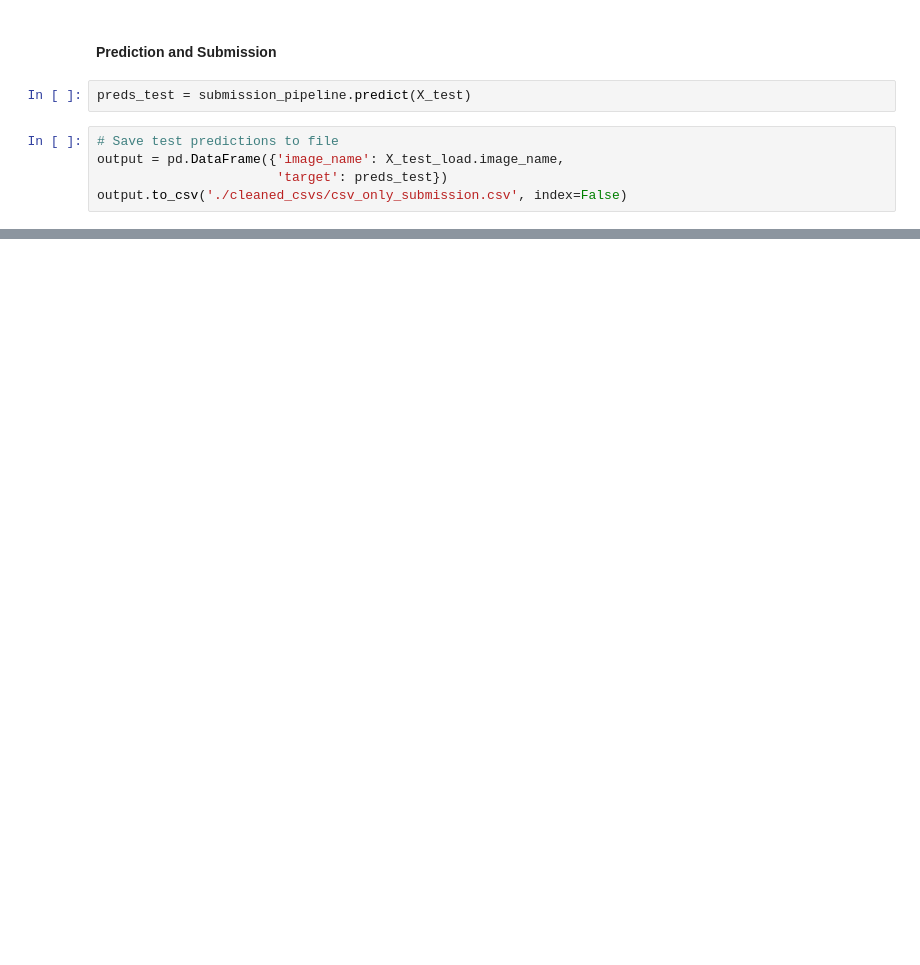
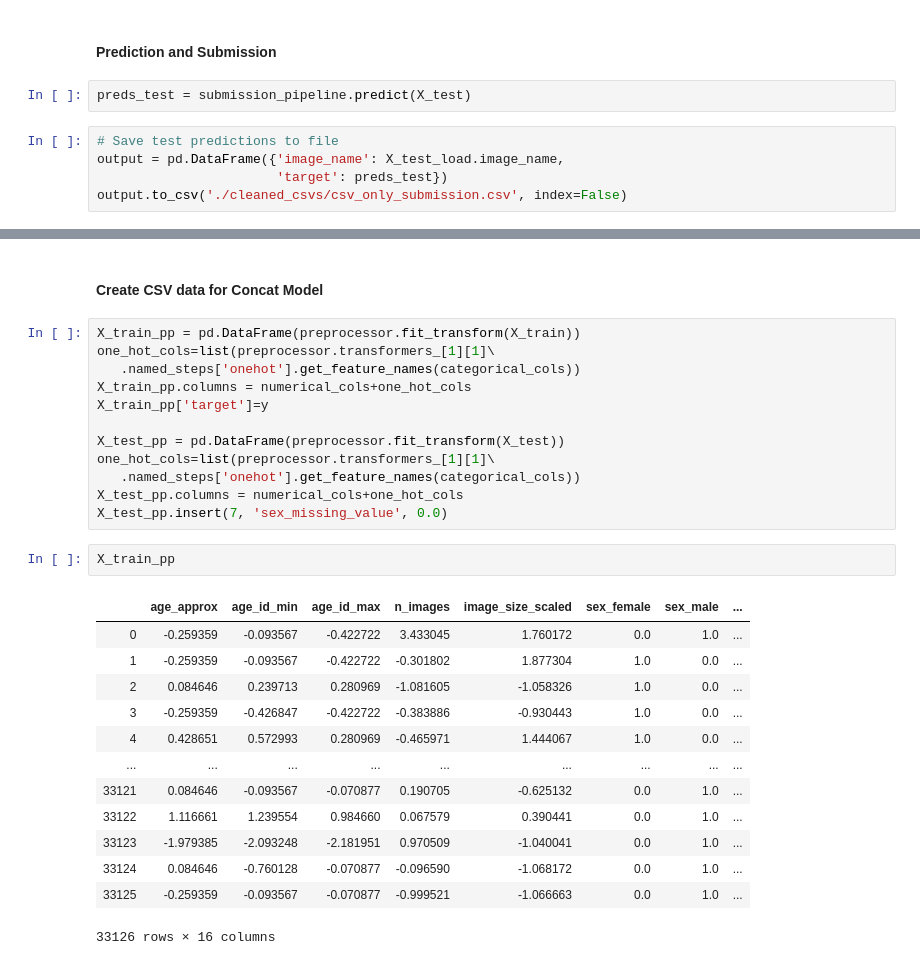
Before and after one commit to JsyPhil/2020-Melanoma-Comp, a Jupyter notebook: 20200612-CSV-Build-Model-GridSearch-AUC-Feature-Engineering.ipynb, the cells around one changed output, grey strips where cells are left out. Cells and saved outputs as stored; diff of their text form; blank space fills up the shorter version.

Commit message:
Created pre-processed CSVs for concat

```diff
--- a/20200612-CSV-Build-Model-GridSearch-AUC-Feature-Engineering.ipynb
+++ b/20200612-CSV-Build-Model-GridSearch-AUC-Feature-Engineering.ipynb
@@ -299,0 +315,30 @@ output.to_csv('./cleaned_csvs/csv_only_submission.csv', index=False)
+# %% [markdown]
+#### Create CSV data for Concat Model
+# %%
+X_train_pp = pd.DataFrame(preprocessor.fit_transform(X_train))
+one_hot_cols=list(preprocessor.transformers_[1][1]\
+   .named_steps['onehot'].get_feature_names(categorical_cols))
+X_train_pp.columns = numerical_cols+one_hot_cols
+X_train_pp['target']=y
+
+X_test_pp = pd.DataFrame(preprocessor.fit_transform(X_test))
+one_hot_cols=list(preprocessor.transformers_[1][1]\
+   .named_steps['onehot'].get_feature_names(categorical_cols))
+X_test_pp.columns = numerical_cols+one_hot_cols
+X_test_pp.insert(7, 'sex_missing_value', 0.0)
+# %%
+X_train_pp
+# %% [output]
+|  | age_approx | age_id_min | age_id_max | n_images | image_size_scaled | sex_female | sex_male | ... |
+| 0 | -0.259359 | -0.093567 | -0.422722 | 3.433045 | 1.760172 | 0.0 | 1.0 | ... |
+| 1 | -0.259359 | -0.093567 | -0.422722 | -0.301802 | 1.877304 | 1.0 | 0.0 | ... |
+| 2 | 0.084646 | 0.239713 | 0.280969 | -1.081605 | -1.058326 | 1.0 | 0.0 | ... |
+| 3 | -0.259359 | -0.426847 | -0.422722 | -0.383886 | -0.930443 | 1.0 | 0.0 | ... |
+| 4 | 0.428651 | 0.572993 | 0.280969 | -0.465971 | 1.444067 | 1.0 | 0.0 | ... |
+| ... | ... | ... | ... | ... | ... | ... | ... | ... |
+| 33121 | 0.084646 | -0.093567 | -0.070877 | 0.190705 | -0.625132 | 0.0 | 1.0 | ... |
+| 33122 | 1.116661 | 1.239554 | 0.984660 | 0.067579 | 0.390441 | 0.0 | 1.0 | ... |
+| 33123 | -1.979385 | -2.093248 | -2.181951 | 0.970509 | -1.040041 | 0.0 | 1.0 | ... |
+| 33124 | 0.084646 | -0.760128 | -0.070877 | -0.096590 | -1.068172 | 0.0 | 1.0 | ... |
+| 33125 | -0.259359 | -0.093567 | -0.070877 | -0.999521 | -1.066663 | 0.0 | 1.0 | ... |
+33126 rows × 16 columns
```
Also changed, not shown: parts of 11 cells of this notebook, 2 other files.
